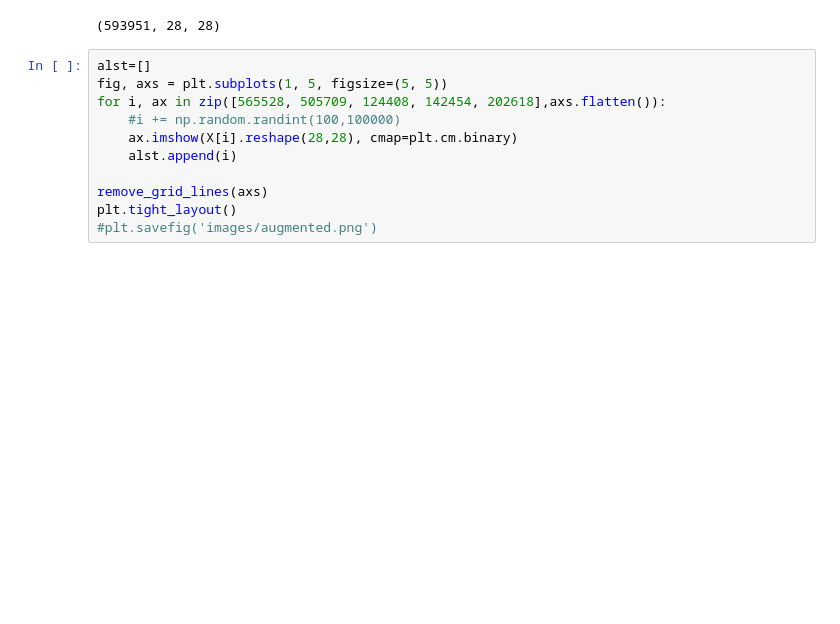
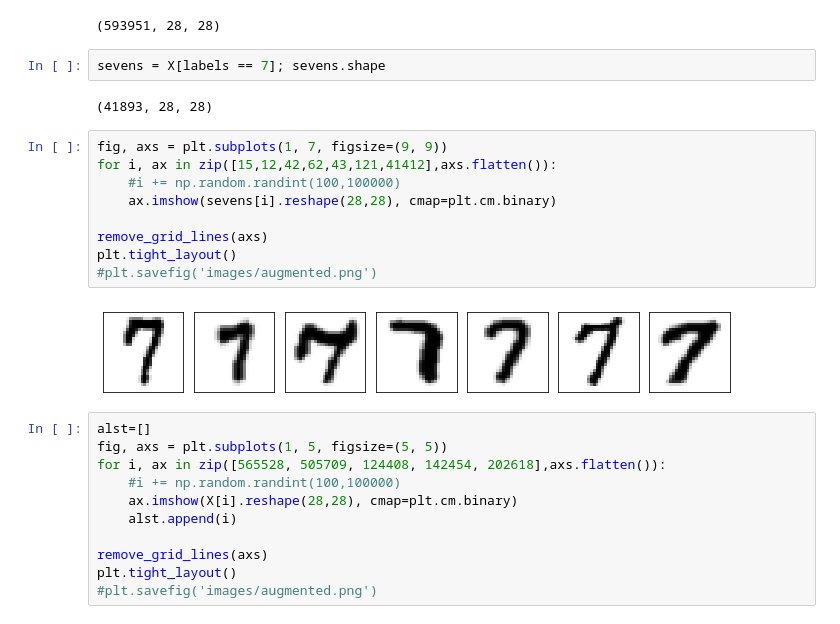
Before and after one commit to rzhao97/captcha, a Jupyter notebook: notebooks/drawn_captcha.ipynb, the cells around one changed output. Saved outputs shown, nothing was run; the diff lists cells and outputs as text; blank space fills up the shorter version.

```diff
--- a/notebooks/drawn_captcha.ipynb
+++ b/notebooks/drawn_captcha.ipynb
@@ -456,6 +453,21 @@ def remove_grid_lines(axs):
 X.shape
 # %% [output]
 (593951, 28, 28)
+# %%
+sevens = X[labels == 7]; sevens.shape
+# %% [output]
+(41893, 28, 28)
+# %%
+fig, axs = plt.subplots(1, 7, figsize=(9, 9))
+for i, ax in zip([15,12,42,62,43,121,41412],axs.flatten()):
+    #i += np.random.randint(100,100000)
+    ax.imshow(sevens[i].reshape(28,28), cmap=plt.cm.binary)
+
+remove_grid_lines(axs)
+plt.tight_layout()
+#plt.savefig('images/augmented.png')
+# %% [output]
+[figure, added]
 # %%
 alst=[]
 fig, axs = plt.subplots(1, 5, figsize=(5, 5))
```
Also changed, not shown: parts of 1 cell of this notebook, 1 other file.
